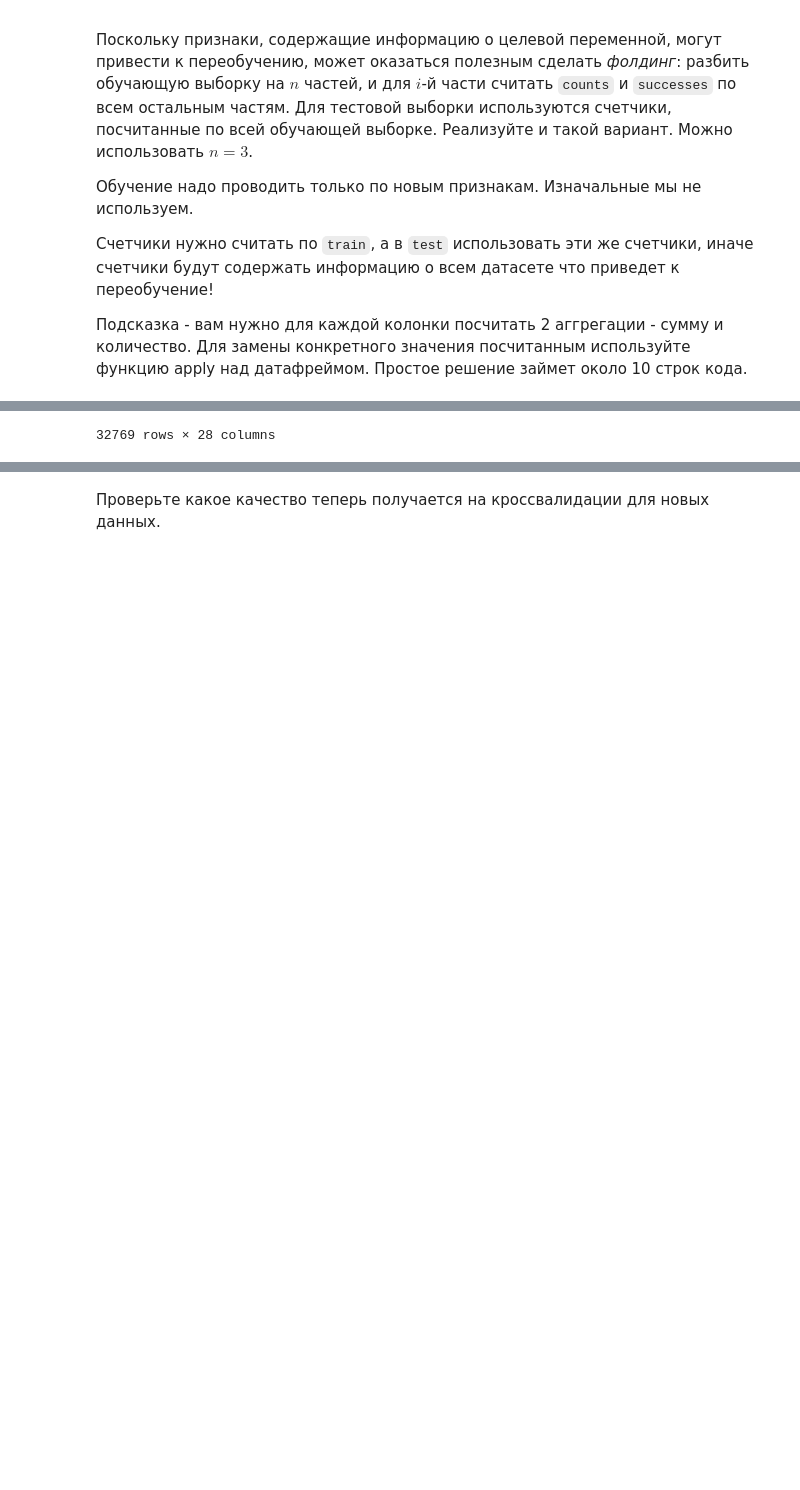
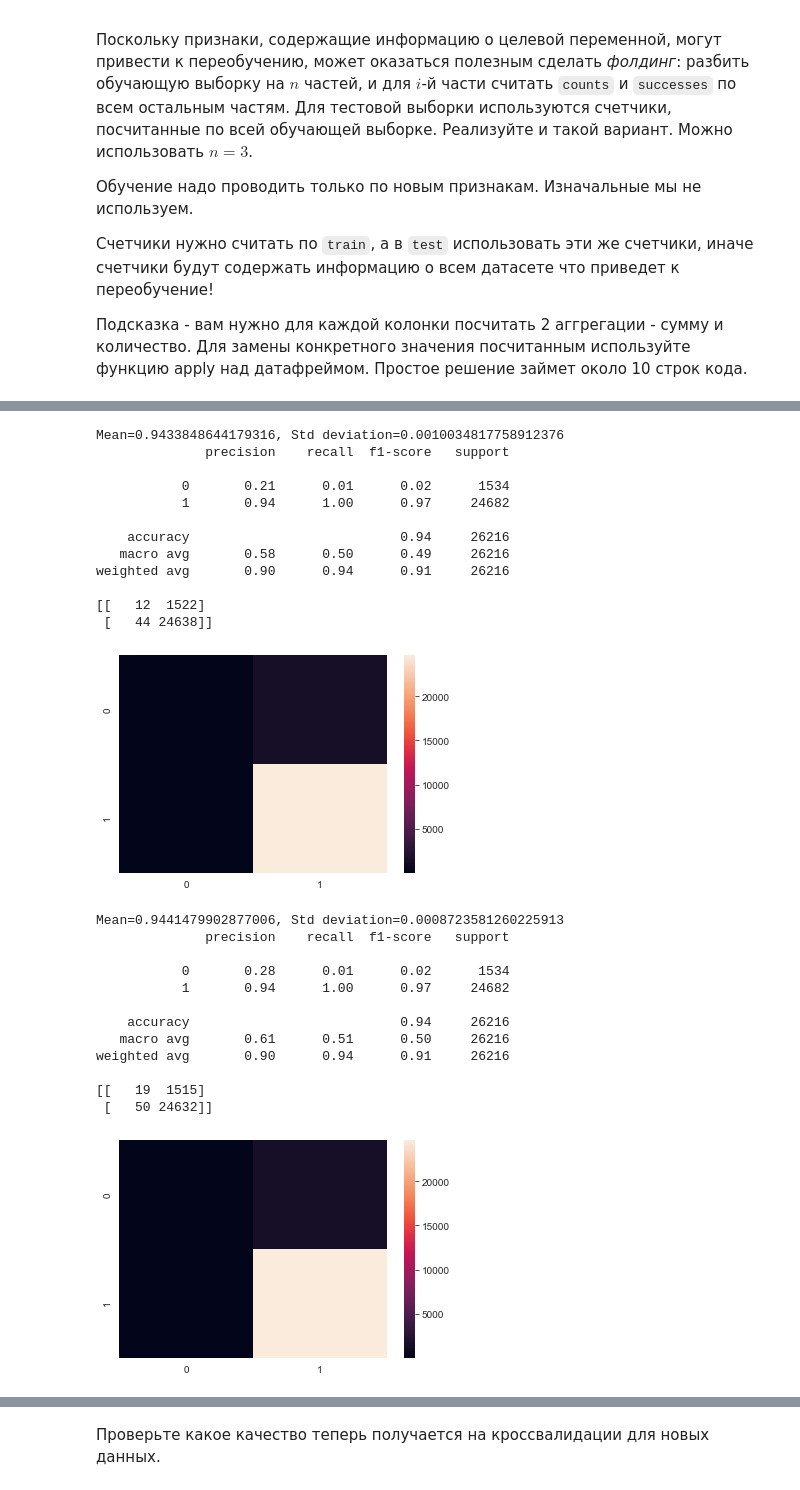
Before and after one commit to nikitavik/ml_adv_hw, a Jupyter notebook: 04_knn/03-hw-knn.ipynb, the cells around one changed output, grey strips where cells are left out. Saved outputs shown, nothing was run; the diff lists cells and outputs as text; code cells hidden in the pictures; blank space fills up the shorter version.

```diff
--- a/04_knn/03-hw-knn.ipynb
+++ b/04_knn/03-hw-knn.ipynb
@@ -154,23 +155,40 @@ data = pd.DataFrame(index=df.index)
 
 kfold = KFold(n_splits=3)
 
-for col_name in df.columns:
-    if col_name == 'ACTION':
-        continue
-    for train_index, val_index in kfold.split(df):
-        train_df_fold, val_df_fold = df.iloc[train_index], df.iloc[val_index]
+for train_index, val_index in kfold.split(df):
+    for col_name in df.columns:
+            if col_name == 'ACTION':
+                continue
 
-        col_counts = train_df_fold.groupby(col_name).size()
+            train_df_fold, val_df_fold = df.iloc[train_index], df.iloc[val_index]
 
-        col_successes = train_df_fold[train_df_fold['ACTION'] == 1].groupby(col_name).size()
+            col_counts = train_df_fold.groupby(col_name).size()
 
-        col_smoothed_ratio = (col_successes + 1) / (col_counts + 2)
+            col_successes = train_df_fold[train_df_fold['ACTION'] == 1].groupby(col_name).size()
 
-        data.loc[val_df_fold.index, col_name + '_counts'] = val_df_fold[col_name].map(col_counts)
-        data.loc[val_df_fold.index, col_name + '_successes'] = val_df_fold[col_name].map(col_successes)
-        data.loc[val_df_fold.index, col_name + '_ratio'] = val_df_fold[col_name].map(col_smoothed_ratio)
+            col_smoothed_ratio = (col_successes + 1) / (col_counts + 2)
 
-data.fillna(0, inplace=True)
-data['ACTION'] = df['ACTION']
-data
+            data.loc[val_df_fold.index, col_name + '_counts'] = val_df_fold[col_name].map(col_counts)
+            data.loc[val_df_fold.index, col_name + '_successes'] = val_df_fold[col_name].map(col_successes)
+            data.loc[val_df_fold.index, col_name + '_ratio'] = val_df_fold[col_name].map(col_smoothed_ratio)
+
+    data.fillna(0, inplace=True)
+    knn2 = KNeighborsClassifier(n_neighbors=10, p=2)
+
+    X2_train, X2_test, y2_train, y2_test = train_test_split(data, df["ACTION"], random_state=42, test_size=0.8)
+
+    knn2.fit(X2_train, y2_train)
+
+    scores = cross_val_score(knn2, X2_train, y2_train, cv=5)
+
+    print(f'Mean={np.mean(scores)}, Std deviation={np.std(scores)}')
+
+    y2_pred = knn2.predict(X2_test)
+
+    print(classification_report(y2_test, y2_pred))
+
+    cm2 = confusion_matrix(y2_test, y2_pred)
+    print(cm2)
+    sns.heatmap(cm2)
+    plt.show()
 # %% [output]
@@ -189 +195,26 @@ data
-32769 rows × 28 columns
+Mean=0.9433848644179316, Std deviation=0.0010034817758912376
+              precision    recall  f1-score   support
+
+           0       0.21      0.01      0.02      1534
+           1       0.94      1.00      0.97     24682
+
+    accuracy                           0.94     26216
+   macro avg       0.58      0.50      0.49     26216
+weighted avg       0.90      0.94      0.91     26216
+
+[[   12  1522]
+ [   44 24638]]
+[figure, added]
+Mean=0.9441479902877006, Std deviation=0.0008723581260225913
+              precision    recall  f1-score   support
+
+           0       0.28      0.01      0.02      1534
+           1       0.94      1.00      0.97     24682
+
+    accuracy                           0.94     26216
+   macro avg       0.61      0.51      0.50     26216
+weighted avg       0.90      0.94      0.91     26216
+
+[[   19  1515]
+ [   50 24632]]
+[figure, added]
```
Also changed, not shown: parts of 13 cells of this notebook, 1 other file.
